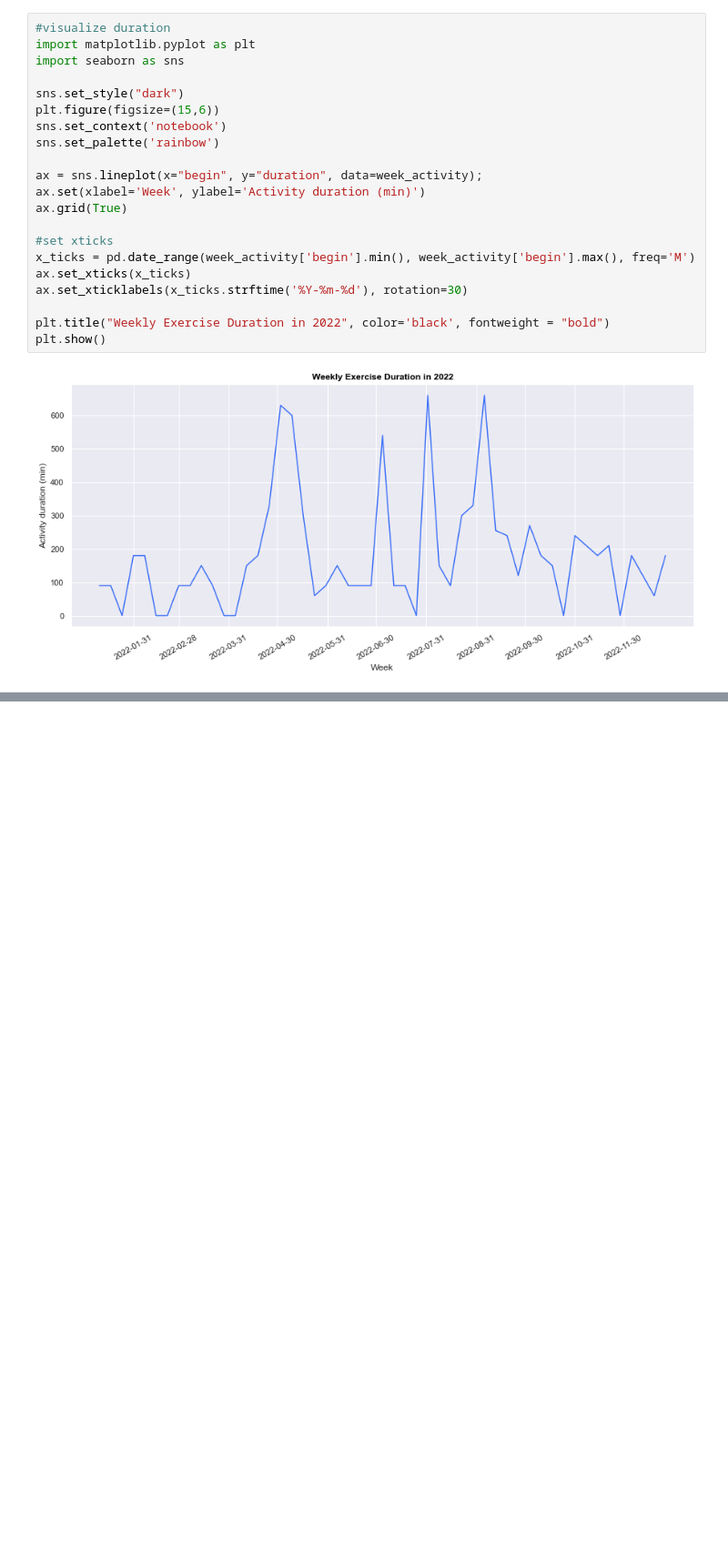
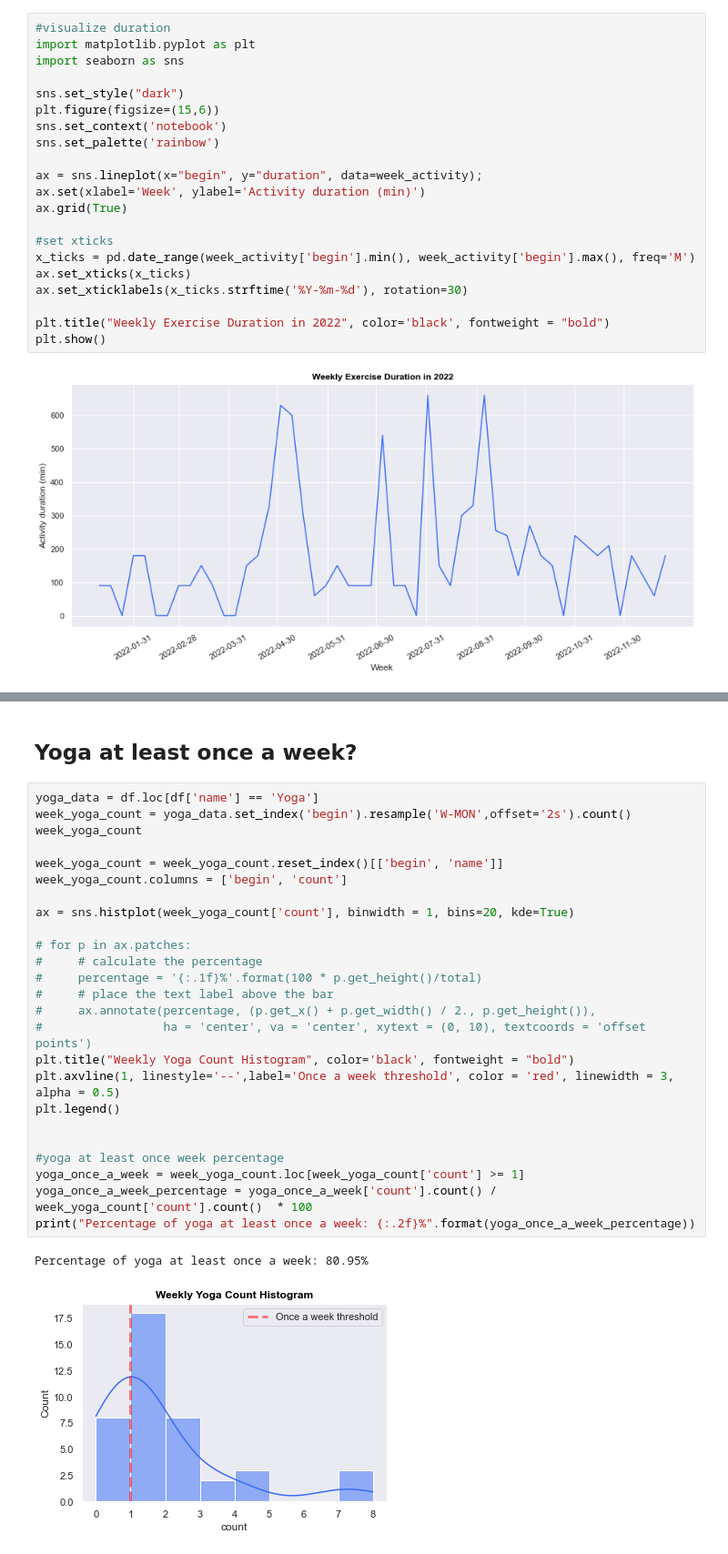
Before and after one commit to esther119/Yearl_goal_tracking, a Jupyter notebook: Sports_cal.ipynb, the cells around one changed output, grey strips where cells are left out. Shown: that part at 91% size. Saved outputs shown, nothing was run; the diff lists cells and outputs as text; blank space fills up the shorter version.

```diff
--- a/Sports_cal.ipynb
+++ b/Sports_cal.ipynb
@@ -210,0 +219,30 @@ Text(0.5, 1.0, 'Weekly Exercise Count Histogram')
+# %% [markdown]
+## Yoga at least once a week?
+# %%
+yoga_data = df.loc[df['name'] == 'Yoga']
+week_yoga_count = yoga_data.set_index('begin').resample('W-MON',offset='2s').count()
+week_yoga_count
+
+week_yoga_count = week_yoga_count.reset_index()[['begin', 'name']]
+week_yoga_count.columns = ['begin', 'count']
+
+ax = sns.histplot(week_yoga_count['count'], binwidth = 1, bins=20, kde=True)
+
+# for p in ax.patches:
+#     # calculate the percentage
+#     percentage = '{:.1f}%'.format(100 * p.get_height()/total)
+#     # place the text label above the bar
+#     ax.annotate(percentage, (p.get_x() + p.get_width() / 2., p.get_height()),
+#                 ha = 'center', va = 'center', xytext = (0, 10), textcoords = 'offset points')
+plt.title("Weekly Yoga Count Histogram", color='black', fontweight = "bold")
+plt.axvline(1, linestyle='--',label='Once a week threshold', color = 'red', linewidth = 3, alpha = 0.5)
+plt.legend()
+
+
+#yoga at least once week percentage
+yoga_once_a_week = week_yoga_count.loc[week_yoga_count['count'] >= 1]
+yoga_once_a_week_percentage = yoga_once_a_week['count'].count() / week_yoga_count['count'].count()  * 100
+print("Percentage of yoga at least once a week: {:.2f}%".format(yoga_once_a_week_percentage))
+# %% [output]
+Percentage of yoga at least once a week: 80.95%
+[figure, added]
```
Also changed, not shown: parts of 3 cells of this notebook.
